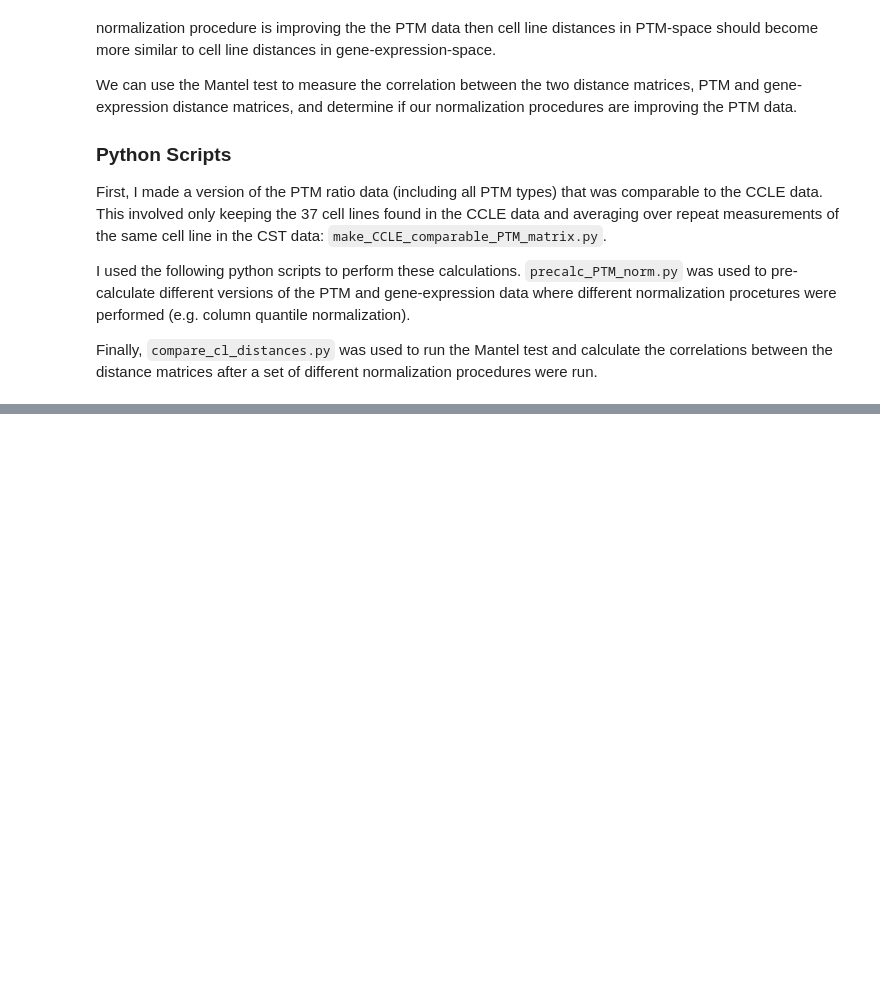
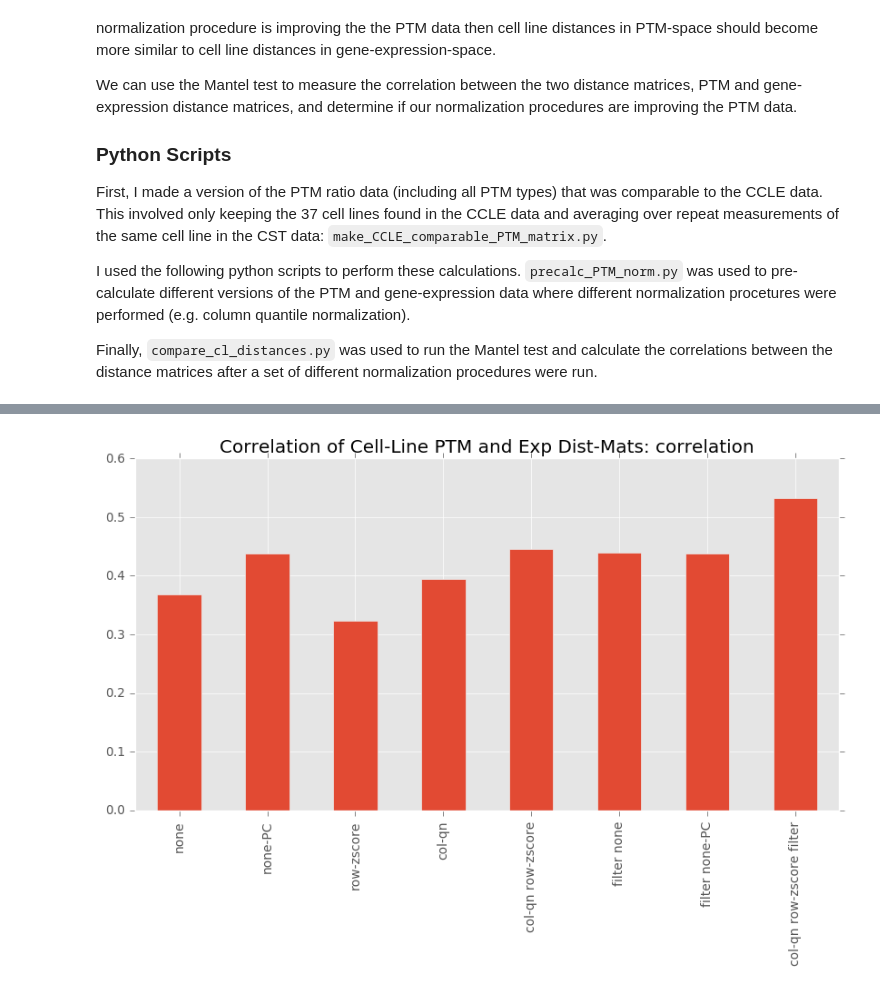
Before and after one commit to MaayanLab/CST_Lung_Cancer_Viz, a Jupyter notebook: notebooks/Cell_Line_Exp-PTM_Distance_Comparisons.ipynb, the cells around one changed output, grey strips where cells are left out. Cells and saved outputs as stored; diff of their text form; code cells hidden in the pictures; blank space fills up the shorter version.

```diff
--- a/notebooks/Cell_Line_Exp-PTM_Distance_Comparisons.ipynb
+++ b/notebooks/Cell_Line_Exp-PTM_Distance_Comparisons.ipynb
@@ -93,0 +119,4 @@ dtype: float64
+# %%
+data_correlation = load_mantel_data('correlation')
+# %% [output]
+[figure, added]
```
Also changed, not shown: parts of 7 cells of this notebook.
